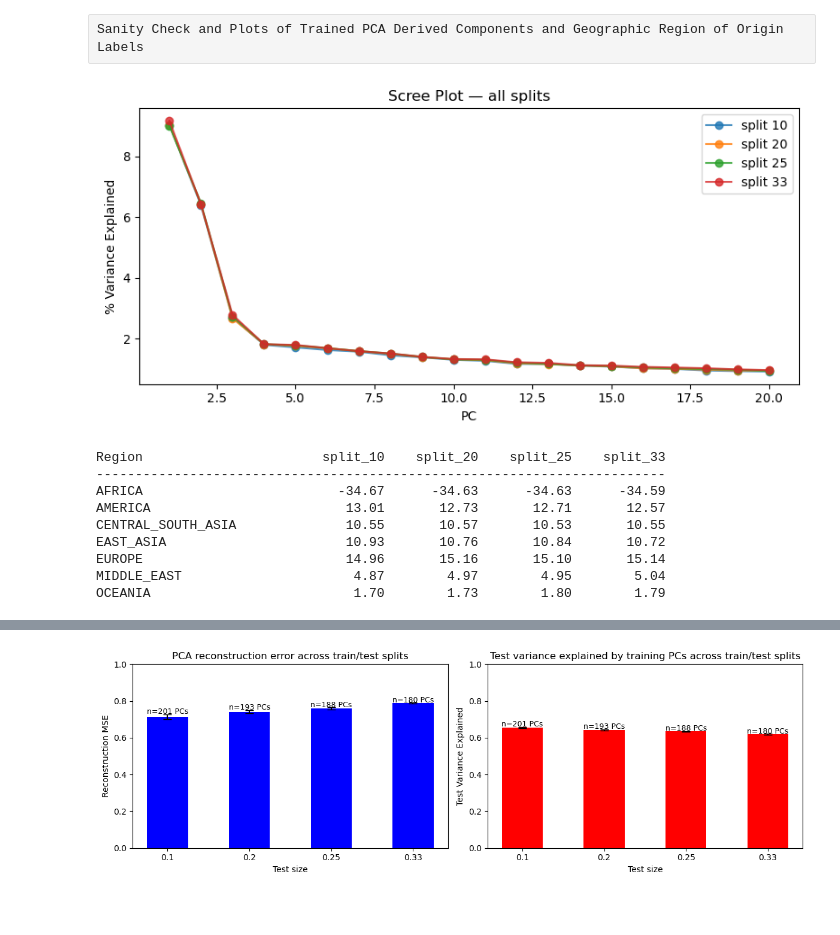
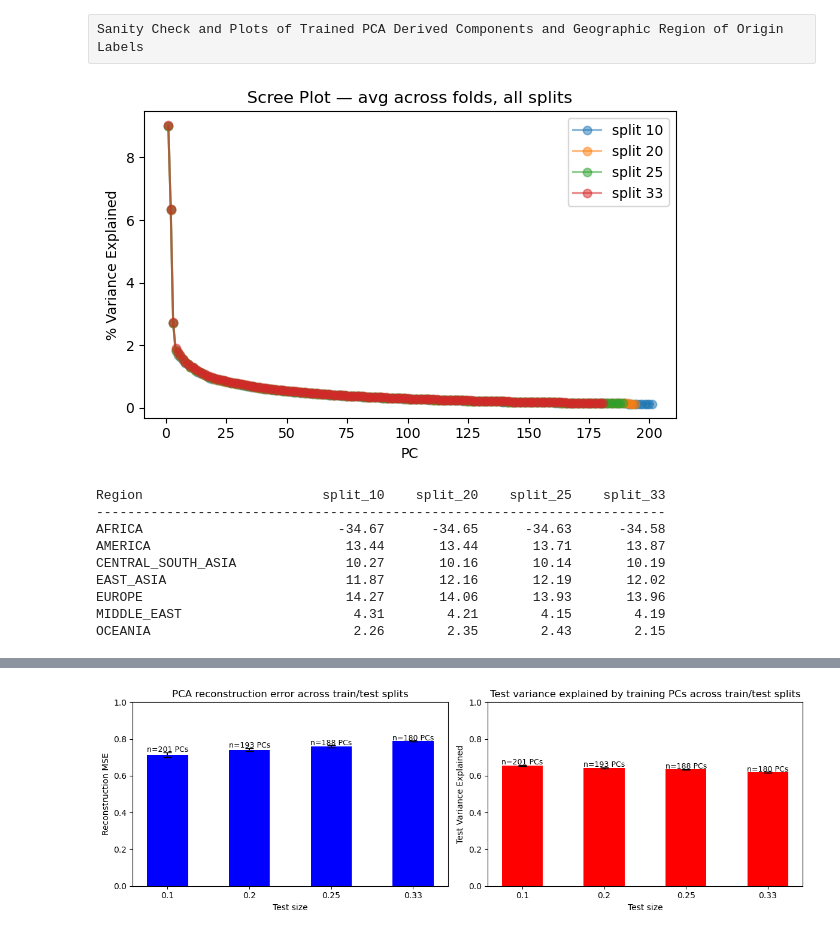
Before and after one commit to winch-jm/snp-pop-classification, a Jupyter notebook: notebooks/PCA_plots.ipynb, the cells around one changed output, grey strips where cells are left out. Saved outputs shown, nothing was run; the diff lists cells and outputs as text; code cells hidden in the pictures; blank space fills up the shorter version.

Commit message:
updated PCA plots

```diff
--- a/notebooks/PCA_plots.ipynb
+++ b/notebooks/PCA_plots.ipynb
@@ -7,50 +8,77 @@ import pandas as pd
 # %%
 # loading split PCA dataframes
+adatas = []
+
 splits = ["split_10", "split_20", "split_25", "split_33"]
-dfs = {s: pd.read_csv(f"../data/pcScores_{s}.csv") for s in splits}
+
+for s in splits:
+    adata = ad.read_h5ad(f"../data/pcScores_{s}.h5ad")
+    adatas.append(adata)
 # %%
-# scree plot — variance of training PC scores
-# overlaying all splits to check whether eigenstructure is stable across split ratios
+# scree plot — average % variance explained per PC across folds, overlaid per split
+# uses training individuals only (split col == 0)
+# folds with fewer PCs are NaN-padded before averaging
 
-fig, ax = plt.subplots(figsize=(8, 4))
+fig, ax = plt.subplots(figsize=(6, 4))
 
-for split in splits:
-    df = dfs[split]
-    pcCols = [c for c in df.columns if c.startswith("PC")]
-    trainScores = df[df[split] == 1][pcCols]
-    variances = trainScores.var()
-    explainedVar = (variances / variances.sum() * 100).values
-    ax.plot(range(1, 21), explainedVar[:20], 'o-', label=split.replace("_", " "), alpha=0.8)
+for adata, split in zip(adatas, splits):
+    fold_keys = sorted([k for k in adata.obsm.keys() if k.startswith("X_pca_fold_")])
+
+    # getting pc scores for each fold in split
+    fold_variances = []
+    for key in fold_keys:
+        scores = adata.obsm[key]
+        # dropping split indicator column
+        pc_scores = scores[:, :-1]
+        is_train  = scores[:, -1] == 0
+        train_pcs = pc_scores[is_train]
+        fold_variances.append(np.var(train_pcs, axis=0))
+
+    # padding shorter folds with NaN then averaging
+    max_k  = max(len(v) for v in fold_variances)
+    padded = np.full((len(fold_variances), max_k), np.nan)
+    for i, v in enumerate(fold_variances):
+        padded[i, :len(v)] = v
+
+    # averaging PC scores across folds per split and getting variance explained by all PCs
+    avg_var = np.nanmean(padded, axis=0)
+    explainedVar = avg_var / np.nansum(avg_var) * 100
+
+    # plotting avg PC scores per cell
+    ax.plot(range(1, len(explainedVar) + 1), explainedVar, "o-", label=split.replace("_", " "), alpha=0.5)
 
 ax.set_xlabel("PC")
 ax.set_ylabel("% Variance Explained")
-ax.set_title("Scree Plot — all splits")
+ax.set_title("Scree Plot — avg across folds, all splits")
 ax.legend()
 plt.tight_layout()
 plt.show()
 # %% [output]
-[figure, old version]
+[figure, new version]
 # %%
-# PC1 mean per region across splits
+# PC1 mean per region across splits — using fold 1 PC scores
 # Africa should stay negative, others positive across all splits
+
+regions = sorted(adatas[0].obs['geo_region_of_origin'].unique())
 
 print(f"{'Region':<25}" + "".join(f"{s:>12}" for s in splits))
 print("-" * 73)
 
-for region in sorted(dfs["split_20"]["label"].unique()):
+for region in regions:
     row = f"{region:<25}"
-    for split in splits:
-        df = dfs[split]
-        row += f"{df.loc[df['label'] == region, 'PC1'].mean():>12.2f}"
+    for adata in adatas:
+        mask = (adata.obs['geo_region_of_origin'] == region).values
+        pc1  = adata.obsm['X_pca_fold_1'][mask, 0]
+        row += f"{pc1.mean():>12.2f}"
     print(row)
 # %% [output]
 Region                       split_10    split_20    split_25    split_33
 -------------------------------------------------------------------------
-AFRICA                         -34.67      -34.63      -34.63      -34.59
-AMERICA                         13.01       12.73       12.71       12.57
-CENTRAL_SOUTH_ASIA              10.55       10.57       10.53       10.55
-EAST_ASIA                       10.93       10.76       10.84       10.72
-EUROPE                          14.96       15.16       15.10       15.14
-MIDDLE_EAST                      4.87        4.97        4.95        5.04
-OCEANIA                          1.70        1.73        1.80        1.79
+AFRICA                         -34.67      -34.65      -34.63      -34.58
+AMERICA                         13.44       13.44       13.71       13.87
+CENTRAL_SOUTH_ASIA              10.27       10.16       10.14       10.19
+EAST_ASIA                       11.87       12.16       12.19       12.02
+EUROPE                          14.27       14.06       13.93       13.96
+MIDDLE_EAST                      4.31        4.21        4.15        4.19
+OCEANIA                          2.26        2.35        2.43        2.15
 # %%
```
Also changed, not shown: parts of 5 cells of this notebook.
